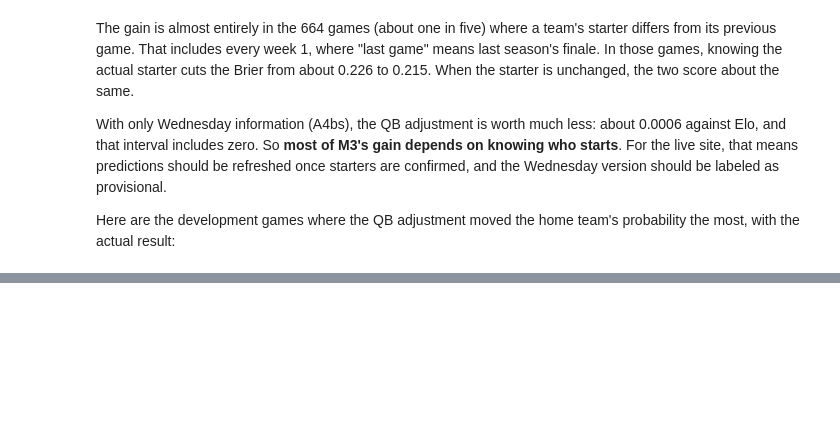
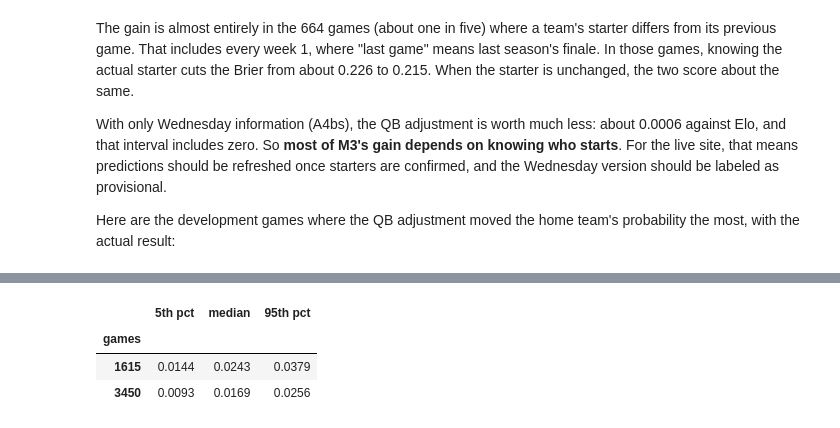
Before and after one commit to walk-the-program/NFLELO, a Jupyter notebook: notebooks/03_m3_results.ipynb, the cells around one changed output, grey strips where cells are left out. Cells and saved outputs as stored; diff of their text form; code cells hidden in the pictures; blank space fills up the shorter version.

```diff
--- a/notebooks/03_m3_results.ipynb
+++ b/notebooks/03_m3_results.ipynb
@@ -294,0 +359,17 @@ pd.DataFrame({"home QB": top["home_qb_name"], "away QB": top["away_qb_name"],
+# %%
+# ECE of a perfectly calibrated model: predictions resampled from A4s on DEV (no holdout data), outcomes drawn from them.
+rng = np.random.default_rng(20261003)
+p_dev = dev["p_A4s"].to_numpy()
+sims = {}
+for n in (1615, 3450):
+    e = []
+    for _ in range(500):
+        q = rng.choice(p_dev, n)
+        e.append(calibration.ece((rng.uniform(size=n) < q).astype(float), q))
+    sims[n] = np.percentile(e, [5, 50, 95])
+pd.DataFrame(sims, index=["5th pct", "median", "95th pct"]).T.rename_axis("games").round(4)
+# %% [output]
+|  | 5th pct | median | 95th pct |
+| games |  |  |  |
+| 1615 | 0.0144 | 0.0243 | 0.0379 |
+| 3450 | 0.0093 | 0.0169 | 0.0256 |
```
Also changed, not shown: parts of 8 cells of this notebook, 7 other files.
